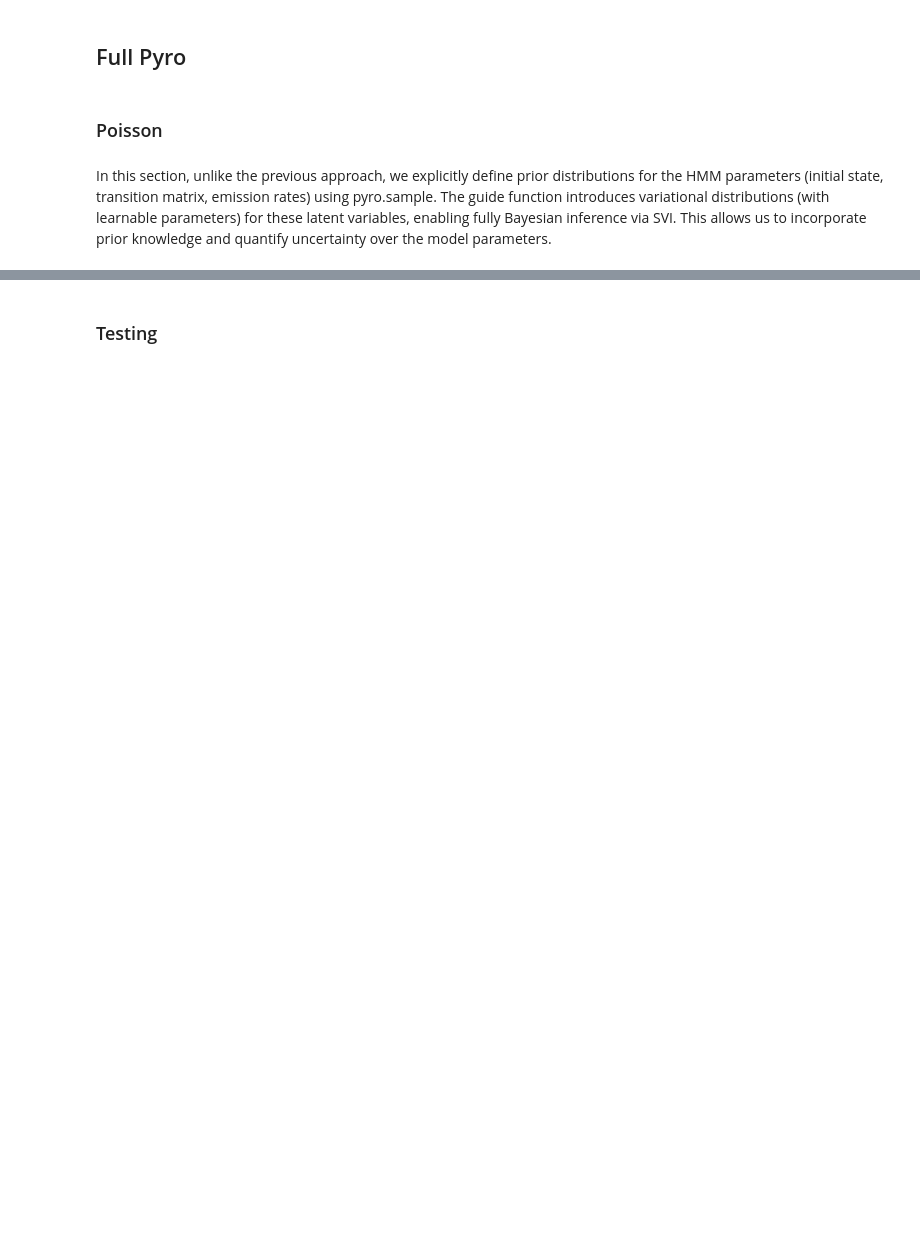
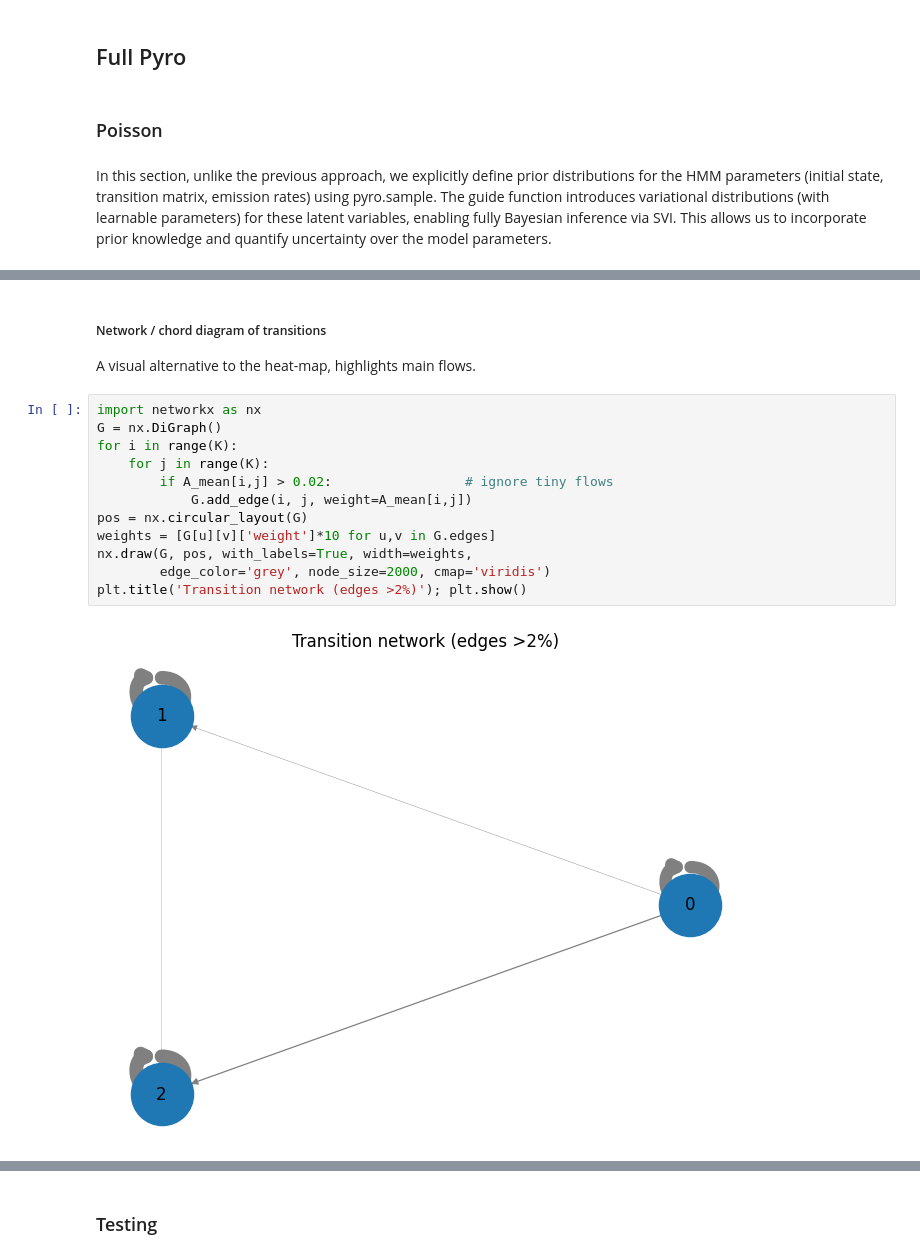
Before and after one commit to erikdeluca/Blood-Donors, a Jupyter notebook: Python/Pyro.ipynb, the cells around one changed output, grey strips where cells are left out. Saved outputs shown, nothing was run; the diff lists cells and outputs as text; blank space fills up the shorter version.

```diff
--- a/Python/Pyro.ipynb
+++ b/Python/Pyro.ipynb
@@ -424,0 +583,18 @@ plot_hmm_params(
+# %% [markdown]
+##### Network / chord diagram of transitions
+
+A visual alternative to the heat-map, highlights main flows.
+# %%
+import networkx as nx
+G = nx.DiGraph()
+for i in range(K):
+    for j in range(K):
+        if A_mean[i,j] > 0.02:                 # ignore tiny flows
+            G.add_edge(i, j, weight=A_mean[i,j])
+pos = nx.circular_layout(G)
+weights = [G[u][v]['weight']*10 for u,v in G.edges]
+nx.draw(G, pos, with_labels=True, width=weights,
+        edge_color='grey', node_size=2000, cmap='viridis')
+plt.title('Transition network (edges >2%)'); plt.show()
+# %% [output]
+[figure, added]
```
Also changed, not shown: parts of 48 cells of this notebook, 47 other files.
